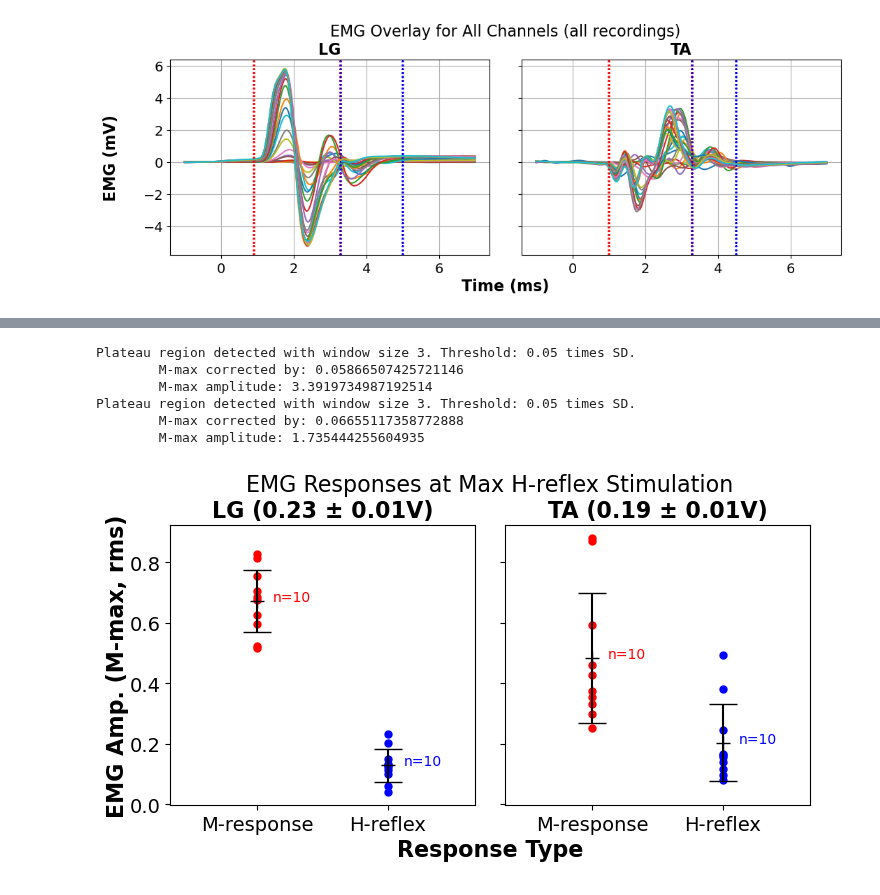
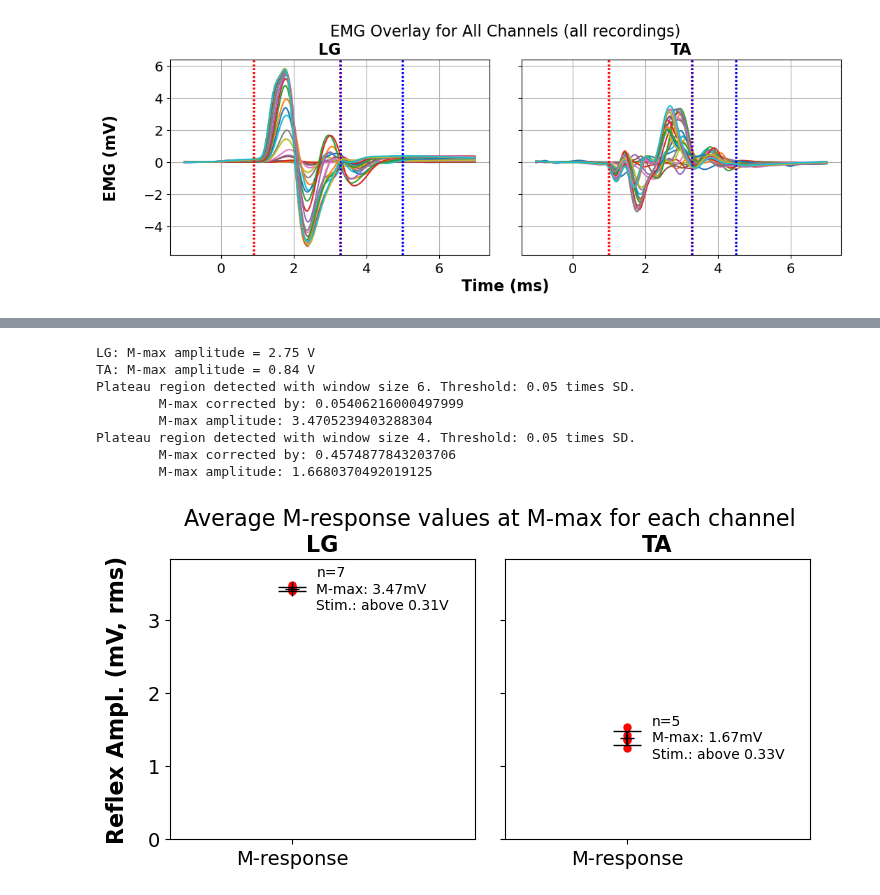
Before and after one commit to AEWorthy/MonStim-Analyzer, a Jupyter notebook: main.ipynb, the cells around one changed output, grey strips where cells are left out. Saved outputs shown, nothing was run; the diff lists cells and outputs as text; code cells hidden in the pictures.

```diff
--- a/main.ipynb
+++ b/main.ipynb
@@ -46,16 +46,20 @@ Condition: post-dec sciatic mcurve long stim
 # %%
 # Define session of interest for downstream analysis.
 session_idx = 2
-session_oi = dataset_oi.emg_sessions[session_idx]
+session_oi = dataset_oi.get_session(session_idx)
+
+# Display session parameters.
 session_oi.session_parameters()
 
-# Visualize single EMG session raw and filtered
+# Set channel names for plotting.
 channel_names = ["LG", "TA"]
 # channel_names = ["LG"]
-# session_oi.plotter.plot_emg(channel_names=channel_names, m_flags=True, h_flags=True, data_type='raw')
-session_oi.plotter.plot_emg(channel_names=channel_names, m_flags=True, h_flags=True, data_type='filtered')
-# session_oi.plotter.plot_emg(channel_names=channel_names, m_flags=True, h_flags=True, data_type='rectified')
-# session_oi.plotter.plot_emg(channel_names=channel_names, m_flags=True, h_flags=True, data_type='rectified_filtered')
+
+# Visualize single EMG session raw and filtered
+session_oi.plot(plot_type = 'emg', channel_names=channel_names, m_flags=True, h_flags=True, data_type='filtered')
+# session_oi.plot(plot_type = 'emg', channel_names=channel_names, m_flags=True, h_flags=True, data_type='raw')
+# session_oi.plot(plot_type = 'emg', channel_names=channel_names, m_flags=True, h_flags=True, data_type='rectified_filtered')
+# session_oi.plot(plot_type = 'emg', channel_names=channel_names, m_flags=True, h_flags=True, data_type='rectified_raw')
 # %% [output]
 Session Name: C223
 # of Channels: 2
@@ -97,10 +90,13 @@ Plateau region detected with window size 3. Threshold: 0.05 times SD.
-# %%
-dataset_oi.plotter.plot_max_h_reflex(channel_names=channel_names, method='rms', relative_to_mmax=True)
-# %% [output]
-Plateau region detected with window size 3. Threshold: 0.05 times SD.
-        M-max corrected by: 0.05866507425721146
-        M-max amplitude: 3.3919734987192514
-Plateau region detected with window size 3. Threshold: 0.05 times SD.
-        M-max corrected by: 0.06655117358772888
-        M-max amplitude: 1.735444255604935
-[figure, removed]
+# %%
+session_oi.m_max_report(channel_names=channel_names)
+session_oi.plot(plot_type = 'mmax', channel_names=channel_names)
+# %% [output]
+LG: M-max amplitude = 2.75 V
+TA: M-max amplitude = 0.84 V
+Plateau region detected with window size 6. Threshold: 0.05 times SD.
+        M-max corrected by: 0.05406216000497999
+        M-max amplitude: 3.4705239403288304
+Plateau region detected with window size 4. Threshold: 0.05 times SD.
+        M-max corrected by: 0.4574877843203706
+        M-max amplitude: 1.6680370492019125
+[figure, added]
```
Also changed, not shown: parts of 5 cells of this notebook, 5 other files.
